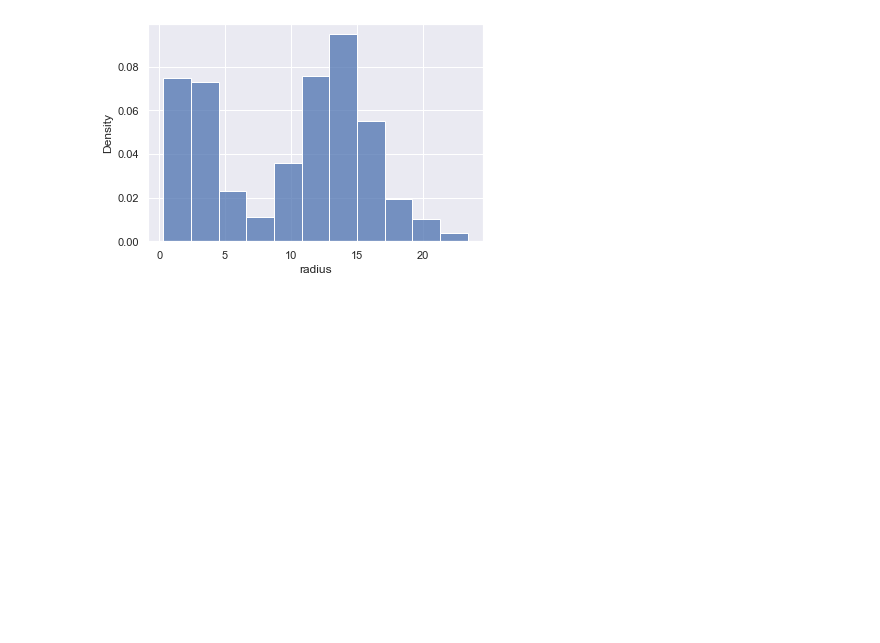
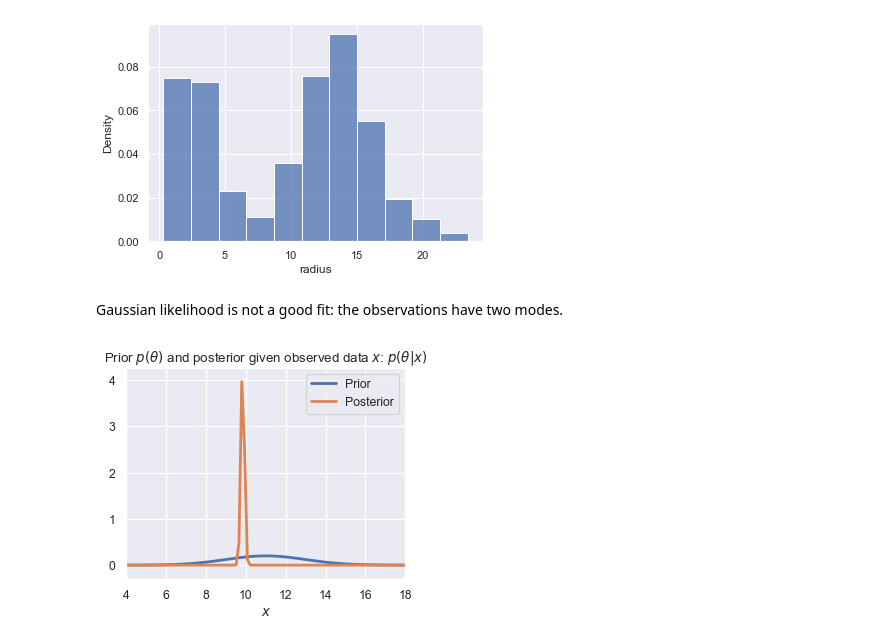
Before and after one commit to ds-102/sp22, a Jupyter notebook: lecture/lecture07/lecture07.ipynb, the cells around one changed output. Saved outputs shown, nothing was run; the diff lists cells and outputs as text; code cells hidden in the pictures; blank space fills up the shorter version.

```diff
--- a/lecture/lecture07/lecture07.ipynb
+++ b/lecture/lecture07/lecture07.ipynb
@@ -143,5 +154,11 @@ sns.histplot(data=planets, x='radius', stat='density')
 # %% [output]
 <AxesSubplot:xlabel='radius', ylabel='Density'>
 [figure]
+# %% [markdown]
+Gaussian likelihood is not a good fit: the observations have two modes.
+# %%
+plot_gaussian_prior_and_posterior(11, 2, planets['radius'], 2)
+# %% [output]
+[figure, added]
 # %%
 plot_gaussian_prior_and_posterior(10, 2, planets['radius'], 2)
```
Also changed, not shown: parts of 7 cells of this notebook.
